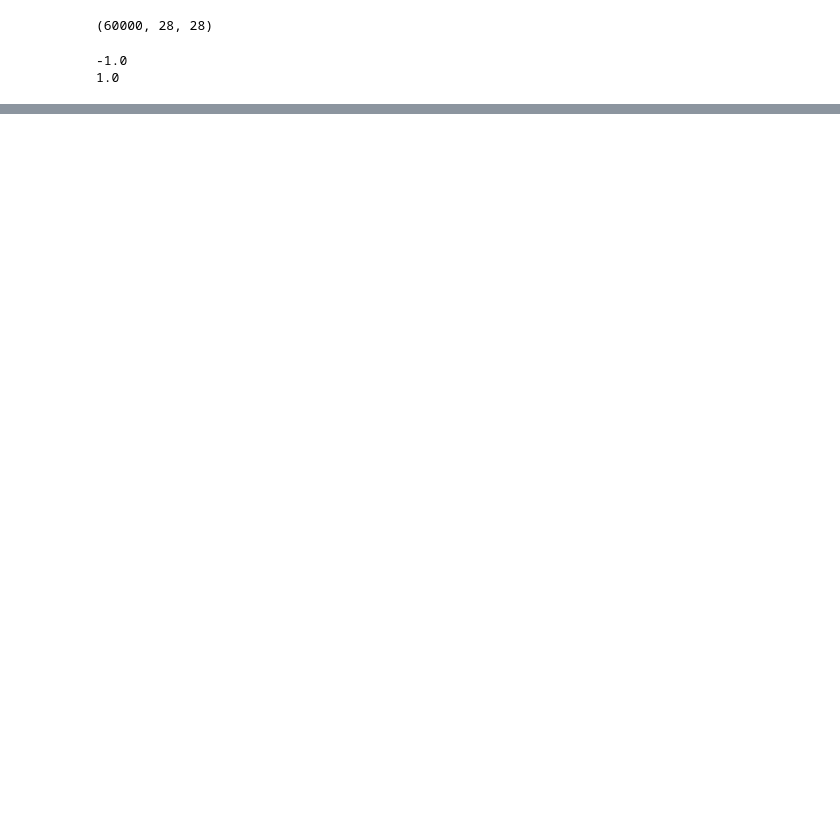
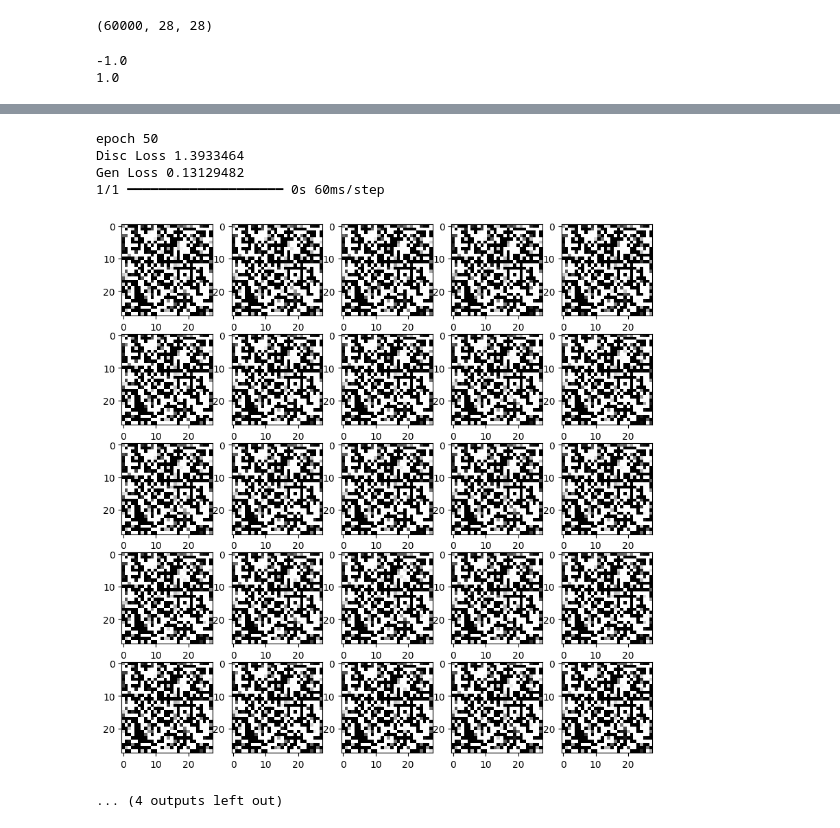
Before and after one commit to shbhm96/GEN-AI-_-GAN-AND-Convulational-2-D-model, a Jupyter notebook: GEN_AI___GAN_AND_Convulational_2_D_model.ipynb, the cells around one changed output, grey strips where cells are left out. Cells and saved outputs as stored; diff of their text form; code cells hidden in the pictures; blank space fills up the shorter version.

```diff
--- a/GEN_AI___GAN_AND_Convulational_2_D_model.ipynb
+++ b/GEN_AI___GAN_AND_Convulational_2_D_model.ipynb
@@ -172,4 +173,16 @@ NameError: name 'x_train' is not defined
+# %%
+def display_images(sample = 25):
+  noise = np.random.normal(0,1,size=(sample,Noise_DIM))
+  generated_images = generator.predict(noise)
+
+  plt.figure(figsize=(10,10))
+
+  for i in range(sample):
+    plt.subplot(5,5,i+1)
+    plt.imshow(generated_images[i].reshape(28,28), cmap='gray')
 # %%
+import numpy as np
+import matplotlib.pyplot as plt
 #traininf Loop
 
 #descriminator loss
@@ -190,42 +203,46 @@ for epoch in range(total_Epochs):
 
 
         #get real data
-        idx = np.random.randint(0,60000,Half_batch)
+        idx = np.random.randint(0,60000,int(Half_batch))
         real_imgs = x_train[idx]
 
         #get fake data
-        noise = np.random.normal(0,1,size = (Half_batch,Noise_DIM))
+        noise = np.random.normal(0,1,size = (int(Half_batch),Noise_DIM))
         fake_imgs = generator.predict(noise)
 
         #labels
-        real_y = np.ones((Half_batch,1))*0.9
-        fake_y = np.zeros((Half_batch,1))
+        real_y = np.ones((int(Half_batch),1))*0.9
+        fake_y = np.zeros((int(Half_batch),1))
 
         #train
         d_loss_real = descriminator.train_on_batch(real_imgs, real_y)
         d_loss_fake = descriminator.train_on_batch(fake_imgs, fake_y)
 
-        d_loss = 0.5 * d_loss_real + 0.5 * d_loss_fake
+        d_loss_batch_avg = 0.5 * d_loss_real + 0.5 * d_loss_fake
 
-        epoch_d_loss += d_loss
+        epoch_d_loss += d_loss_batch_avg
 
         #step 2 train generator
         noise = np.random.normal(0,1,size=(Batch_size, Noise_DIM))
 
         ground_truth_y =np.ones((Batch_size,1))
 
-        epoch_g_loss += epoch_g_loss
-
-        #=====================
-        print("epoch", epoch+1)
-        print("Disc Loss", epoch_d_loss/No_of_Batches)
-        print("Disc Loss", epoch_g_loss/No_of_Batches)
+        # Generator loss calculation
+        # model is the combined GAN model, so its loss trains the generator
+        g_loss_batch = model.train_on_batch(noise, ground_truth_y)
+        epoch_g_loss += g_loss_batch
 
 
-        d_loss.append(epoch_d_loss/No_of_Batches)
-        g_loss.append(epoch_g_loss/No_of_Batches)
+    #=====================
+    # Print epoch loss after all batches for the current epoch have been processed
+    print("epoch", epoch+1)
+    print("Disc Loss", epoch_d_loss/No_of_Batches)
+    print("Gen Loss", epoch_g_loss/No_of_Batches)
 
-        if(epoch+1)%10 == 0:
-          generator.save("Generator.h5")
-          display_images()
+    d_loss.append(epoch_d_loss/No_of_Batches)
+    g_loss.append(epoch_g_loss/No_of_Batches)
+
+    if(epoch+1)%10 == 0:
+      generator.save("Generator.h5")
+      display_images()
 # %% [output]
@@ -232,0 +339,6 @@ NameError: name 'total_Epochs' is not defined
+epoch 50
+Disc Loss 1.3933464
+Gen Loss 0.13129482
+1/1 ━━━━━━━━━━━━━━━━━━━━ 0s 60ms/step
+[figure, added]
+... (4 outputs left out)
```
Also changed, not shown: parts of 7 cells of this notebook.
